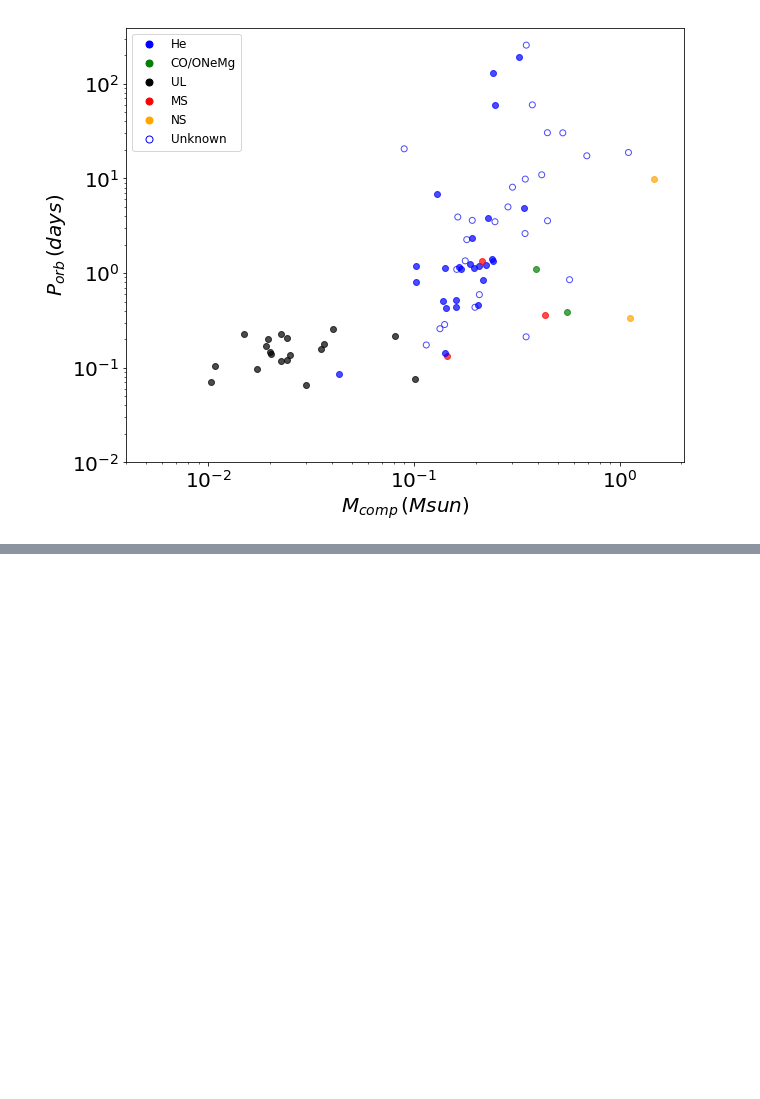
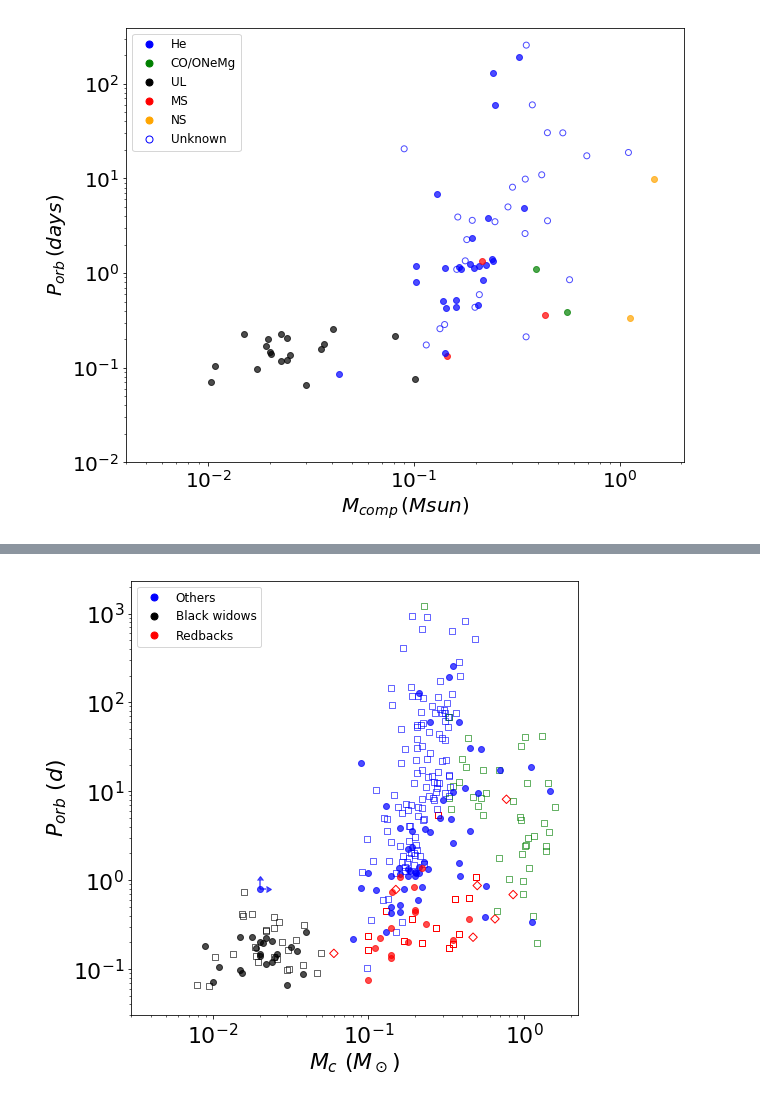
Before and after one commit to claireshiye/MyPythonCode, a Jupyter notebook: psr_catalog_plot.ipynb, the cells around one changed output, grey strips where cells are left out. Saved outputs shown, nothing was run; the diff lists cells and outputs as text; code cells hidden in the pictures; blank space fills up the shorter version.

```diff
--- a/psr_catalog_plot.ipynb
+++ b/psr_catalog_plot.ipynb
@@ -388,3 +410,91 @@ ax.legend(handles=[bdot, gdot, kdot, rdot, odot, bdotemp], loc='upper left', pro
 Name: BinComp, dtype: object
 <matplotlib.legend.Legend at 0x...>
 [figure]
+# %%
+##Compare the total populations of field and GC pulsars in P-M plot
+#GC pulsars
+P, Pdot, Binflag, Namespin, Period, Ecc, Mc, Names, Pall, Bfall, Nameall = pc.readdata_freire()
+print(len(Pall), len(Bfall))
+print(Ecc)
+datarb=np.genfromtxt('/projects/b1095/syr904/projects/PULSAR/data_observed/GCredback.dat', dtype=str)
+databw=np.genfromtxt('/projects/b1095/syr904/projects/PULSAR/data_observed/GCblackwidow.dat', dtype=str)
+namerb=datarb[:,0]; namebw=databw[:,0]
+
+#Field pulsars
+datarb_field = np.genfromtxt('/projects/b1095/syr904/projects/PULSAR/data_observed/field_redbacks.dat', dtype=str)
+databw_field = np.genfromtxt('/projects/b1095/syr904/projects/PULSAR/data_observed/field_blackwidows.dat', dtype=str)
+name_rb_field = datarb_field[:,0]; Pb_rb = datarb_field[:,3]; Mc_rb = datarb_field[:,8]; cand_flag = datarb_field[:,12]
+name_bw_field = databw_field[:,0]; Pb_bw = databw_field[:,5]; Mc_bw = databw_field[:,10]
+
+datahe_field = pd.read_excel('/projects/b1095/syr904/projects/PULSAR/data_observed/field_hewds.xlsx',
+                             skiprows=[1],
+                             names = ['Num', 'Name', 'P0', 'P1', 'PB', 'ECC', 'MinMass', 'MedMass', 'Bincomp', 'Age', 'Bsurf'])
+dataco_field = pd.read_excel('/projects/b1095/syr904/projects/PULSAR/data_observed/field_cowds.xlsx',
+                             skiprows=[1],
+                             names=['Num', 'Name', 'P0', 'P1', 'PB', 'ECC', 'MinMass', 'MedMass', 'Bincomp', 'Age', 'Bsurf'])
+Pb_he = datahe_field['PB']; Medmass_he = datahe_field['MedMass']
+Pb_co = dataco_field['PB']; Medmass_co = dataco_field['MedMass']
+Pb_he.pop(2); Medmass_he.pop(2)
+
+
+#Plot
+plt.rcParams['figure.figsize'] = [8,8]
+rdot=mlines.Line2D([], [],  linestyle = 'None', color='r', marker='o',
+                  markersize=7, label='Redbacks')
+kdot=mlines.Line2D([], [],  linestyle = 'None', color='k', marker='o',
+                  markersize=7, label='Black widows')
+bdot=mlines.Line2D([], [],  linestyle = 'None', color='b', marker='o',
+                  markersize=7, label='Others')
+gtri=mlines.Line2D([], [],  linestyle = 'None', color='g', marker='^',
+                  markersize=7, markerfacecolor='none', label='Others')
+
+fig, axs = plt.subplots(sharey=False)
+fig.subplots_adjust(wspace=0.05)
+for j in range(len(Mc_rb)):
+    if Mc_rb[j] == 'cdots' or Mc_rb[j] == '-100' or Pb_rb[j] == 'cdots' or Pb_rb[j] == '-100':
+        continue
+    else:
+        if cand_flag[j] == 'no':
+            axs.scatter(float(Mc_rb[j]), float(Pb_rb[j]), color='red', marker = 's', facecolor='none')
+        else:
+            axs.scatter(float(Mc_rb[j]), float(Pb_rb[j]), color='red', marker = 'D', facecolors='none')
+
+
+Pb_bw = np.asarray(Pb_bw, dtype=np.float64); Mc_bw = np.asarray(Mc_bw, dtype=np.float64)
+axs.scatter(Mc_bw, Pb_bw, color='k', marker = 's', facecolor='none', alpha=0.6)
+axs.scatter(Medmass_he, Pb_he, color='b', marker = 's', facecolor='none', alpha=0.6)
+axs.scatter(Medmass_co, Pb_co, color='g', marker = 's', facecolor='none', alpha=0.6)
+
+for i in range(len(Mc)):
+    if Mc[i][0] != '>':
+        #if float(Mc[i])<=0.05:
+        #    print(Names[i])
+        if float(Period[i])<0.4:
+            print(Names[i])
+        if Names[i] in namerb:
+            axs.scatter(float(Mc[i]), float(Period[i]), color='red', alpha=0.7, zorder=2)
+
+
+        elif Names[i] in namebw:
+            axs.scatter(float(Mc[i]), float(Period[i]), color='k', alpha=0.7, zorder=2)
+
+        else:
+            axs.scatter(float(Mc[i]), float(Period[i]), color='b', alpha=0.7, zorder=1)
+
+    else:
+        print(Mc[i])
+        axs.errorbar(float(Mc[i].split('>')[1]), float(Period[i].split('>')[1]), xerr=0.002, yerr=0.2, lolims=True,
+                        xlolims=True, marker='o', color='b', alpha=0.7, linestyle='none')
+
+
+
+axs.set_yscale('log')
+axs.set_xscale('log')
+axs.set_ylim(ymin=0.03)
+axs.set_xlim(xmin=0.003)
+axs.set_xlabel(r'$M_c\ (M_\odot)$')
+axs.set_ylabel(r'$P_{orb}\ (d)$')
+axs.legend(handles=[bdot, kdot, rdot], loc='upper left', prop={'size': 12}, numpoints=1, frameon=True)
+
+#plt.savefig('/projects/b1095/syr904/projects/PULSAR/period_mass.pdf')
+# %% [output]
@@ -390,0 +519 @@ Name: BinComp, dtype: object
+[figure, added]
```
Also changed, not shown: parts of 6 cells of this notebook, 45 other files.
